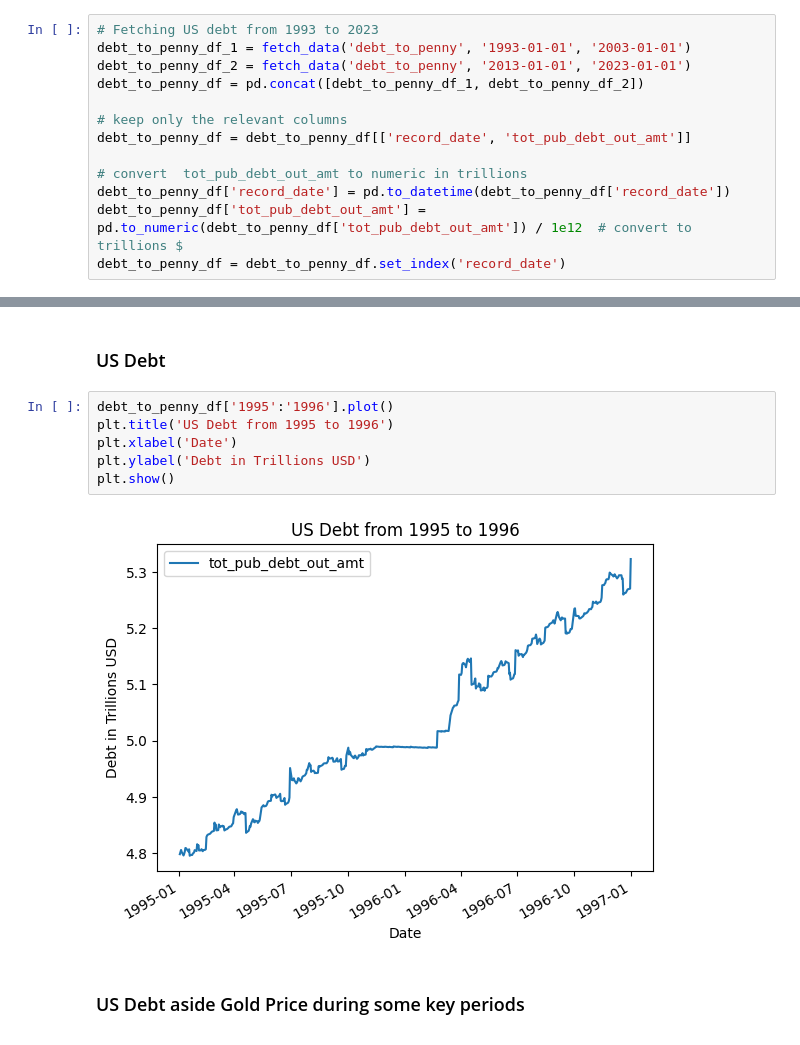
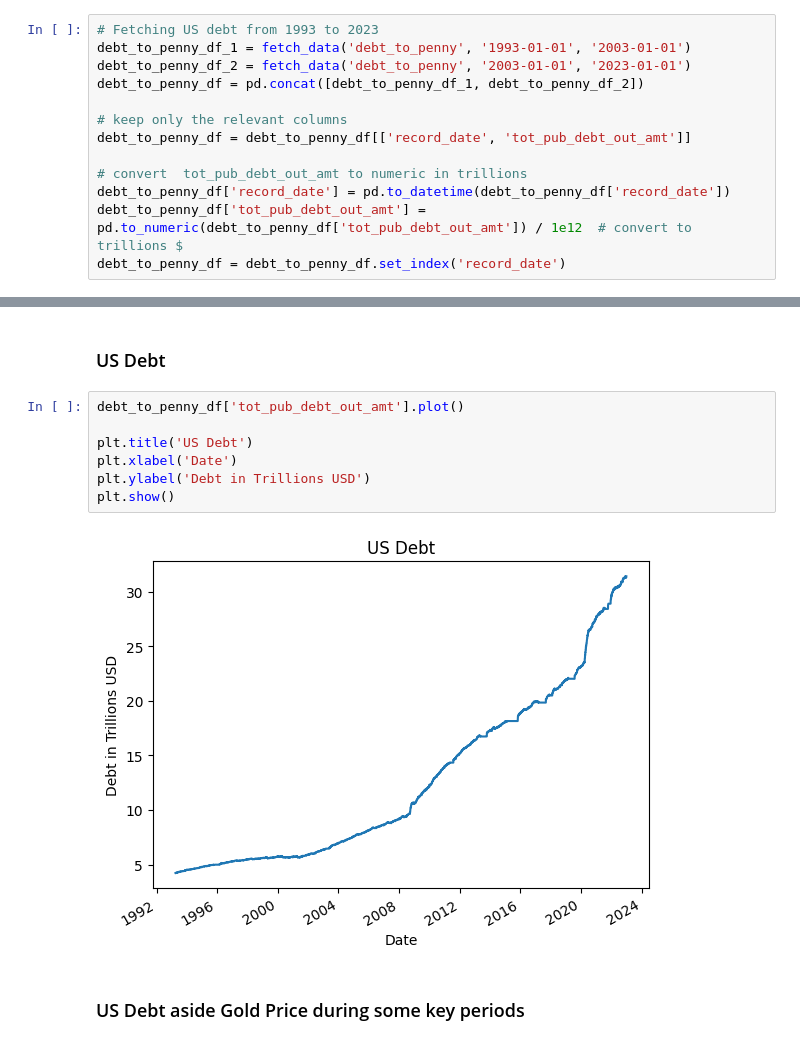
Before and after one commit to pafruchtenreich/ML_for_finance, a Jupyter notebook: notebook.ipynb, the cells around one changed output, grey strips where cells are left out. Saved outputs shown, nothing was run; the diff lists cells and outputs as text.

```diff
--- a/notebook.ipynb
+++ b/notebook.ipynb
@@ -88,7 +101,7 @@ gold_data_usd = gold_data_usd.set_index('Date')
 # %%
 # Fetching US debt from 1993 to 2023
 debt_to_penny_df_1 = fetch_data('debt_to_penny', '1993-01-01', '2003-01-01')
-debt_to_penny_df_2 = fetch_data('debt_to_penny', '2013-01-01', '2023-01-01')
+debt_to_penny_df_2 = fetch_data('debt_to_penny', '2003-01-01', '2023-01-01')
 debt_to_penny_df = pd.concat([debt_to_penny_df_1, debt_to_penny_df_2])
 
 # keep only the relevant columns
@@ -129,12 +164,13 @@ plt.show()
 # %% [markdown]
 ### US Debt
 # %%
-debt_to_penny_df['1995':'1996'].plot()
-plt.title('US Debt from 1995 to 1996')
+debt_to_penny_df['tot_pub_debt_out_amt'].plot()
+
+plt.title('US Debt')
 plt.xlabel('Date')
 plt.ylabel('Debt in Trillions USD')
 plt.show()
 # %% [output]
-[figure, old version]
+[figure, new version]
 # %% [markdown]
 ### US Debt aside Gold Price during some key periods
```
Also changed, not shown: parts of 21 cells of this notebook.
